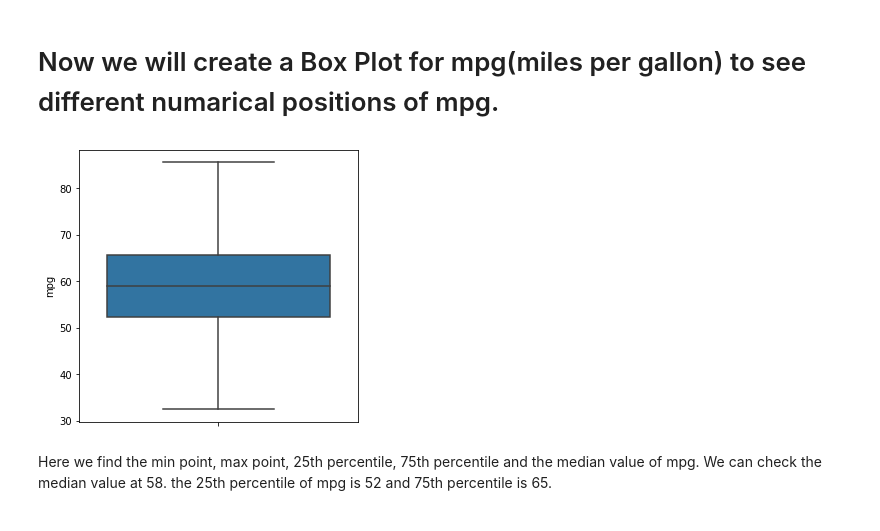
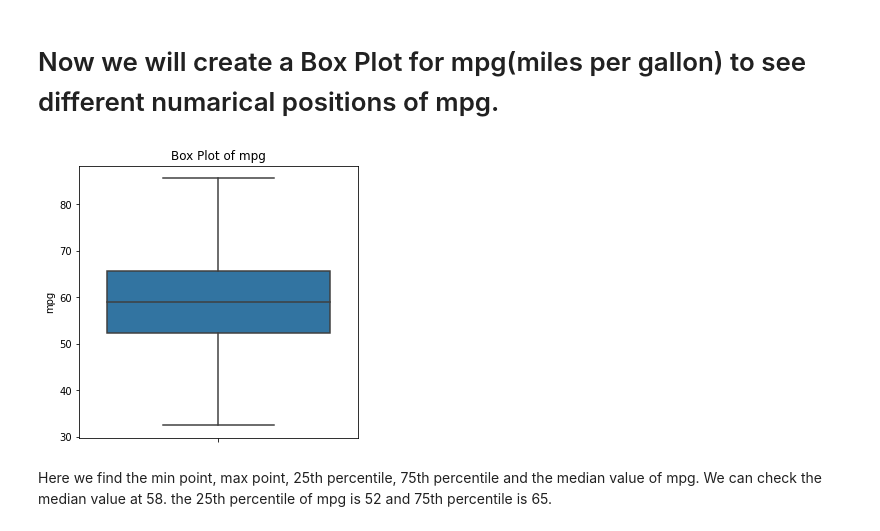
Before and after one commit to MRShaonY/ford_car_analysis, a Jupyter notebook: Ford_Data_Analysis_MahabuburRahman_EMK_HW4.ipynb, the cells around one changed output. Cells and saved outputs as stored; diff of their text form; code cells hidden in the pictures.

```diff
--- a/Ford_Data_Analysis_MahabuburRahman_EMK_HW4.ipynb
+++ b/Ford_Data_Analysis_MahabuburRahman_EMK_HW4.ipynb
@@ -249,10 +249,11 @@ We can see here the different type of caes correlation among numaric variables (
 # %%
 #At first we will lock the size
 plt.figure(figsize=(5,5))
 sns.boxplot(y = "mpg", data=df, showfliers=False)
+plt.title("Box Plot of mpg")
 plt.show()
 # %% [output]
-[figure, old version]
+[figure, new version]
 # %% [markdown]
 Here we find the min point, max point, 25th percentile, 75th percentile and the median value of mpg. We can check the median value at 58. the 25th percentile of mpg is 52 and 75th percentile is 65.
 # %% [markdown]
```
Also changed, not shown: parts of 4 cells of this notebook.
